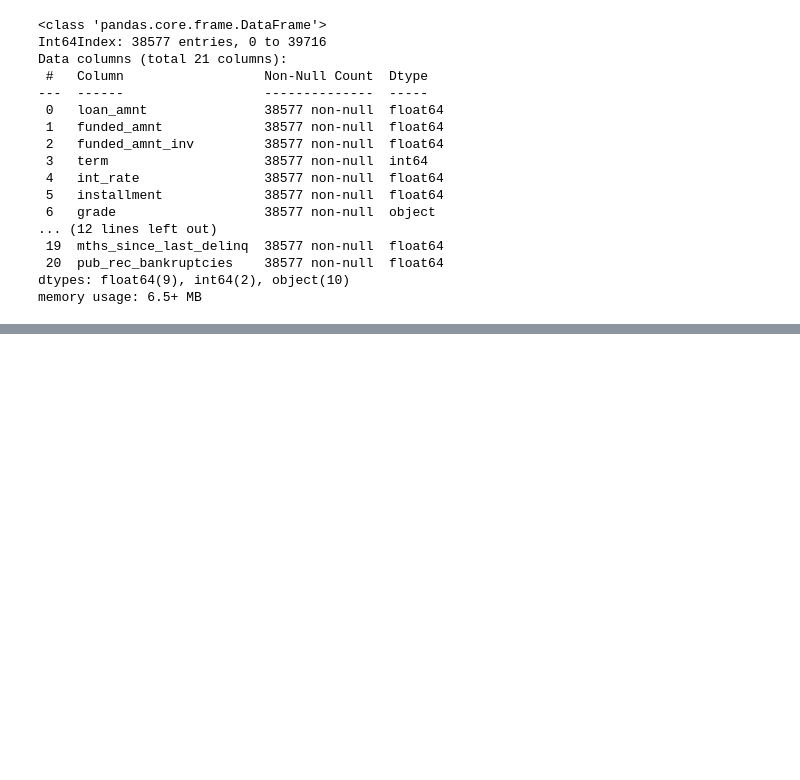
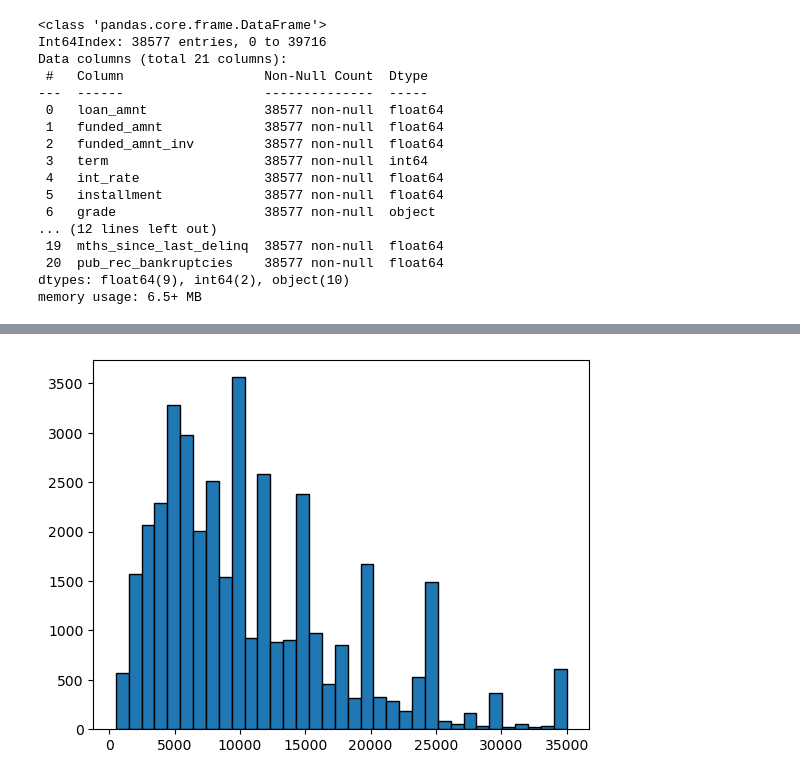
Before and after one commit to rmohamedbasith/Advanced-Regression, a Jupyter notebook: EDA_lendingclub/Data_cleaning.ipynb, the cells around one changed output, grey strips where cells are left out. Cells and saved outputs as stored; diff of their text form; code cells hidden in the pictures; blank space fills up the shorter version.

```diff
--- a/EDA_lendingclub/Data_cleaning.ipynb
+++ b/EDA_lendingclub/Data_cleaning.ipynb
@@ -693,0 +719,5 @@ KeyboardInterrupt:
+# %%
+plt.hist(raw4['loan_amnt'],bins=35,edgecolor='black')
+plt.show()
+# %% [output]
+[figure, added]
```
Also changed, not shown: parts of 33 cells of this notebook.
